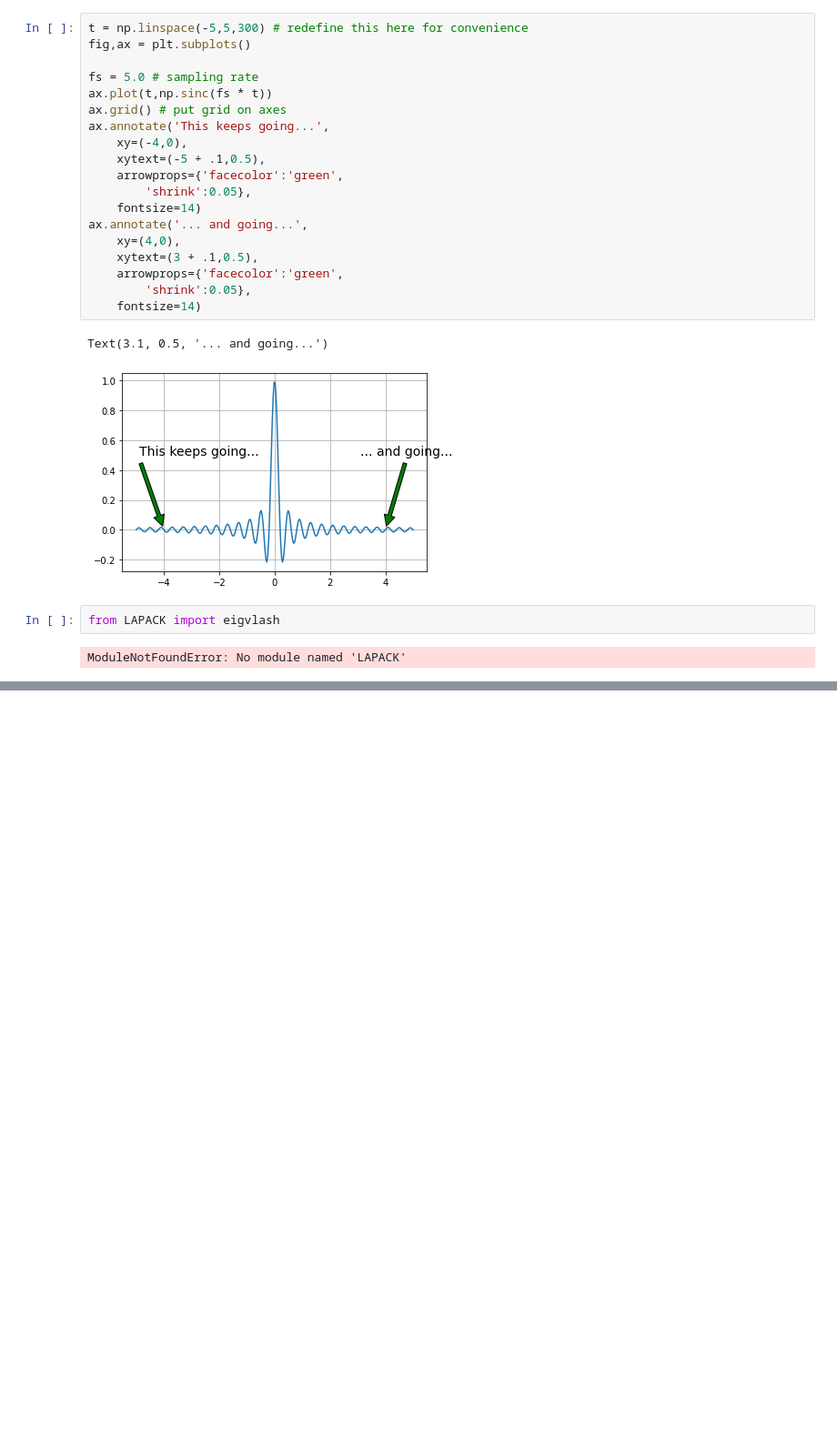
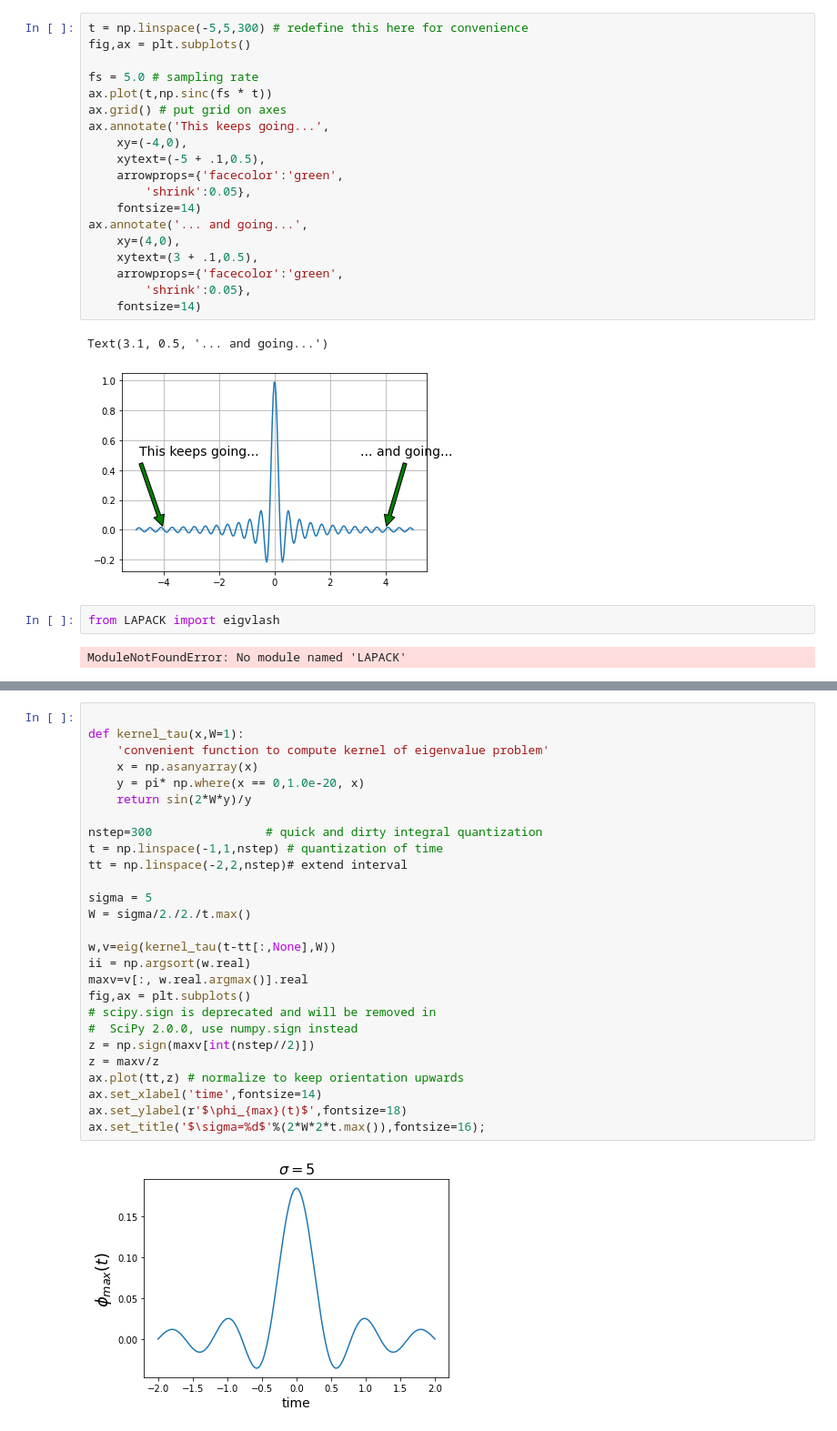
Before and after one commit to hazemMondy/signal-processing, a Jupyter notebook: ch1.ipynb, the cells around one changed output, grey strips where cells are left out. Shown at 91% size. Drawn from its saved outputs; the diff is of its cells as text; blank space fills up the shorter version.

```diff
--- a/ch1.ipynb
+++ b/ch1.ipynb
@@ -175,0 +210,29 @@ AttributeError: module 'numpy' has no attribute 'eigvalsh'
+# %%
+
+def kernel_tau(x,W=1):
+    'convenient function to compute kernel of eigenvalue problem'
+    x = np.asanyarray(x)
+    y = pi* np.where(x == 0,1.0e-20, x)
+    return sin(2*W*y)/y
+
+nstep=300                # quick and dirty integral quantization
+t = np.linspace(-1,1,nstep) # quantization of time
+tt = np.linspace(-2,2,nstep)# extend interval
+
+sigma = 5
+W = sigma/2./2./t.max()
+
+w,v=eig(kernel_tau(t-tt[:,None],W))
+ii = np.argsort(w.real)
+maxv=v[:, w.real.argmax()].real
+fig,ax = plt.subplots()
+# scipy.sign is deprecated and will be removed in
+#  SciPy 2.0.0, use numpy.sign instead
+z = np.sign(maxv[int(nstep//2)])
+z = maxv/z
+ax.plot(tt,z) # normalize to keep orientation upwards
+ax.set_xlabel('time',fontsize=14)
+ax.set_ylabel(r'$\phi_{max}(t)$',fontsize=18)
+ax.set_title('$\sigma=%d$'%(2*W*2*t.max()),fontsize=16);
+# %% [output]
+[figure, added]
```
Also changed, not shown: parts of 5 cells of this notebook.
